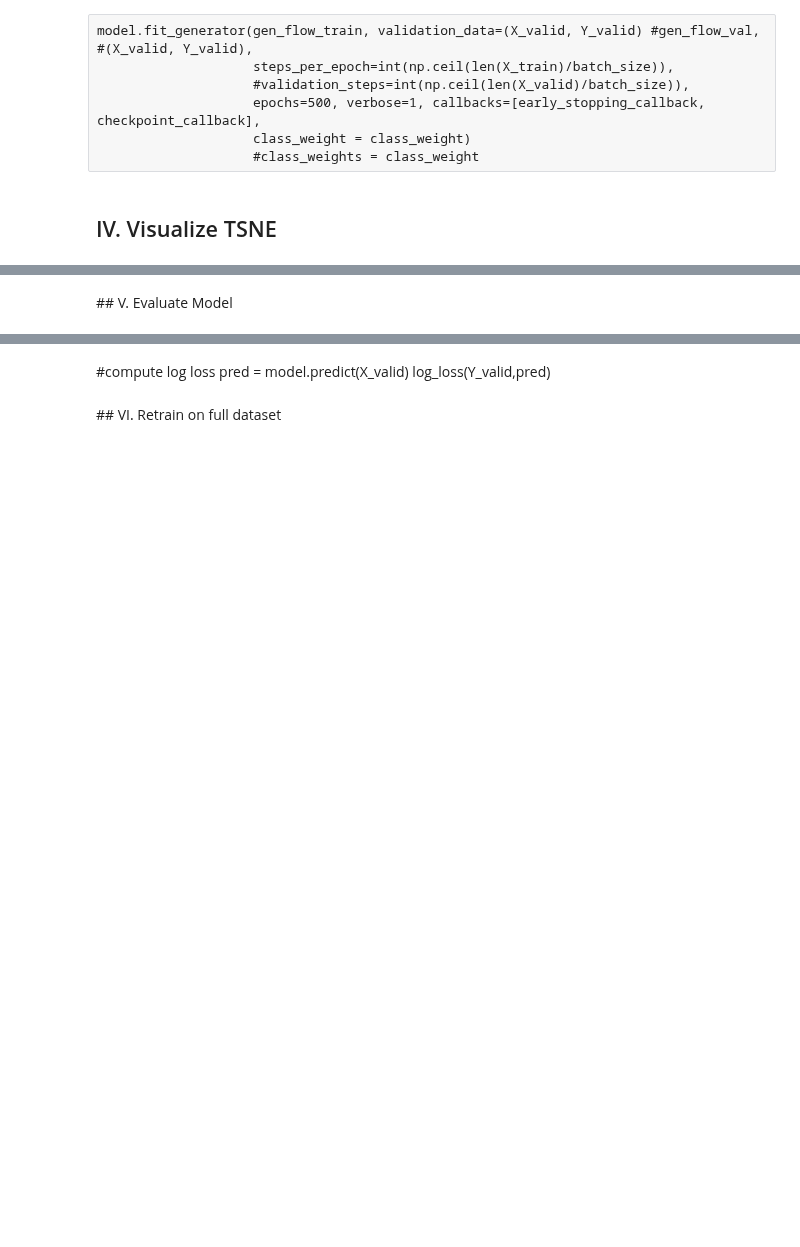
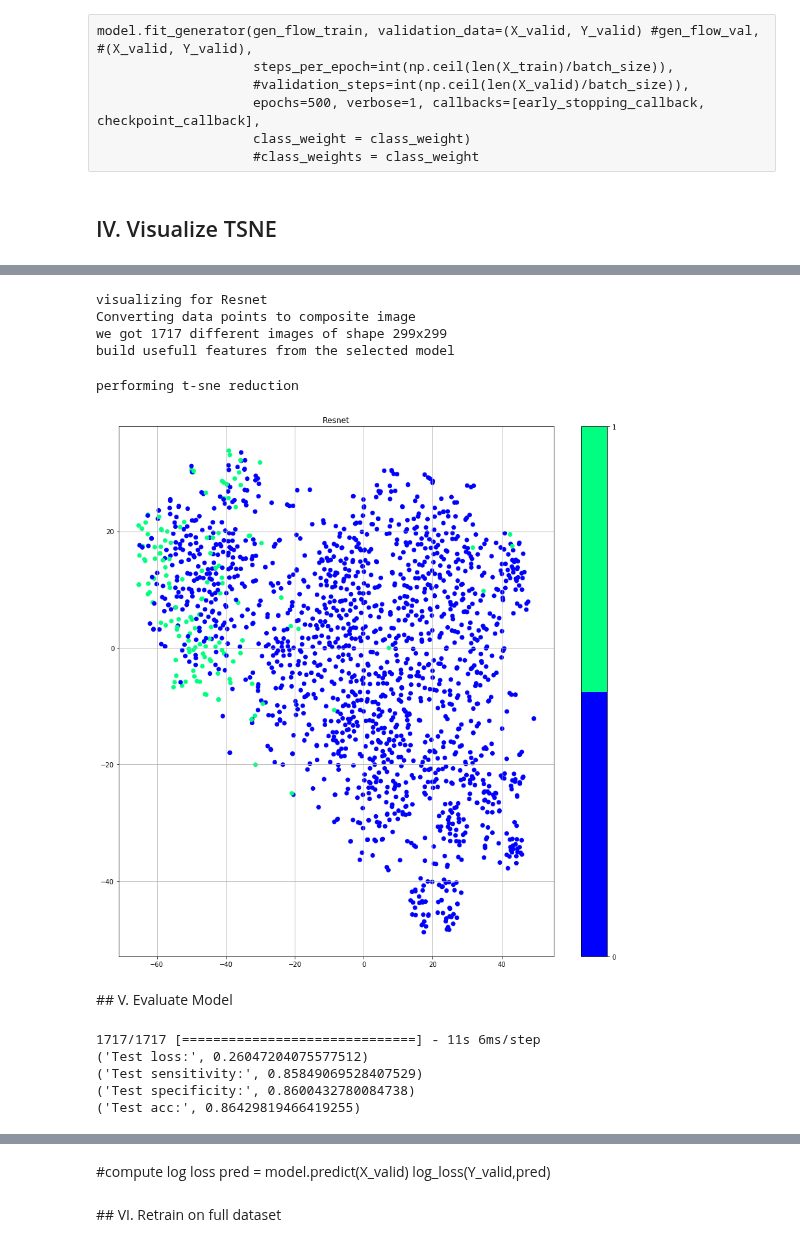
Before and after one commit to dvp-tran/skin_cancer, a Jupyter notebook: paul/02 [01] - Simple Machine Learning Fine Tune Resnet.ipynb, the cells around one changed output, grey strips where cells are left out. Cells and saved outputs as stored; diff of their text form; code cells hidden in the pictures; blank space fills up the shorter version.

```diff
--- a/paul/02 [01] - Simple Machine Learning Fine Tune Resnet.ipynb
+++ b/paul/02 [01] - Simple Machine Learning Fine Tune Resnet.ipynb
@@ -369,7 +370,7 @@ import matplotlib.pyplot as plt
 from sklearn.manifold import TSNE
 import numpy as np
 
-def t_sne_vis(name, base_model, x_processed_images, random_state, labels):
+def t_sne_vis(name, base_model, x_processed_images, random_state, labels,perplexity = 30):
     """
     :param name: the name of the cnn model used to build features
     :param base_model: the model obj
@@ -389,7 +390,7 @@ def t_sne_vis(name, base_model, x_processed_images, random_state, labels):
     x_data1 = x_data1.reshape((x_data1.shape[0], -1))
     # perform t-SNE embedding
     print('performing t-sne reduction')
-    vis_data = TSNE(perplexity=100, random_state=random_state).fit_transform(x_data1)
+    vis_data = TSNE(perplexity=perplexity, random_state=random_state).fit_transform(x_data1)
     # plot the result
     fig = plt.figure(figsize=(15, 15))
     vis_x = vis_data[:, 0]
@@ -407,19 +426,32 @@ model.summary()
 # %%
 name = 'Resnet'
 print('visualizing for %s' %name)
 base_model_ = Model(input=model.input, output=model.get_layer('avg_pool').output)
-tsne_feats = t_sne_vis(name, base_model_, X_valid, np.random.RandomState(42), Y_valid)
+tsne_feats = t_sne_vis(name, base_model_, X_valid, np.random.RandomState(42), Y_valid,perplexity=30)
+# %% [output]
+visualizing for Resnet
+Converting data points to composite image
+we got 1717 different images of shape 299x299
+build usefull features from the selected model
+performing t-sne reduction
+[figure, added]
 # %% [markdown]
 ## V. Evaluate Model
 # %%
 model = load_model(weights_path+"BestKerasResnet50_flat_2_loss.h5", custom_objects={'sensitivity': sensitivity,
                                                                              "specificity":specificity,
-                                                                              "loss1":loss1})
+                                                                              "loss":loss1})
 score = model.evaluate(X_valid, Y_valid, verbose=1)
 print('Test loss:', score[0])
 print('Test sensitivity:', score[1])
 print('Test specificity:', score[2])
 print('Test acc:', score[3])
+# %% [output]
+1717/1717 [==============================] - 11s 6ms/step
+('Test loss:', 0.26047204075577512)
+('Test sensitivity:', 0.85849069528407529)
+('Test specificity:', 0.8600432780084738)
+('Test acc:', 0.86429819466419255)
 # %%
 #compute metrics
 pred = model.predict(X_valid)
```
Also changed, not shown: parts of 4 cells of this notebook, 2 other files.
